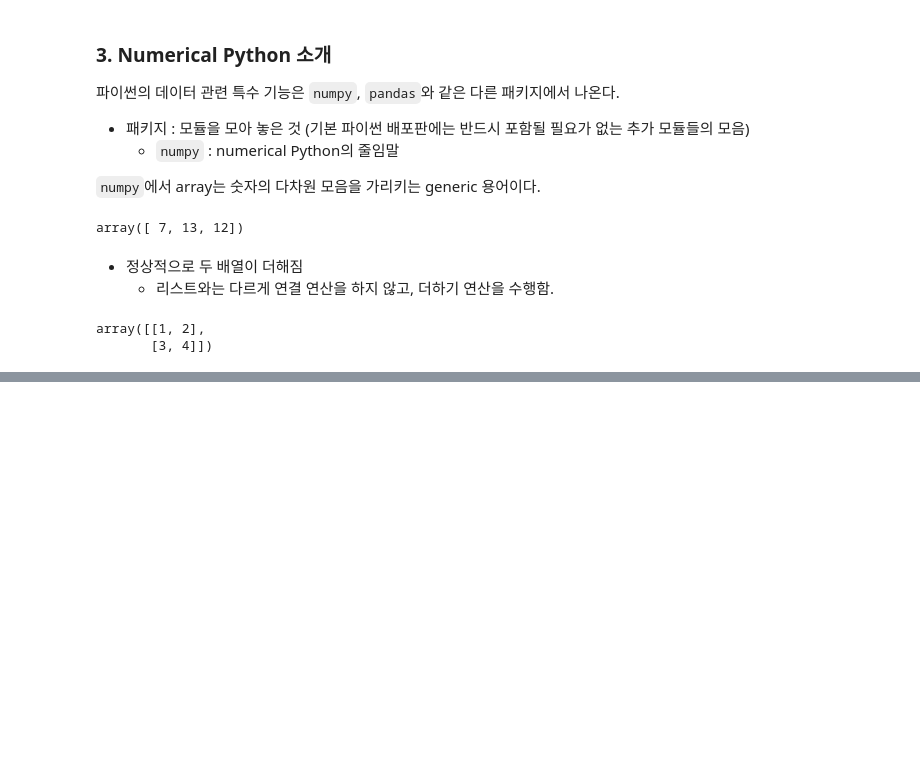
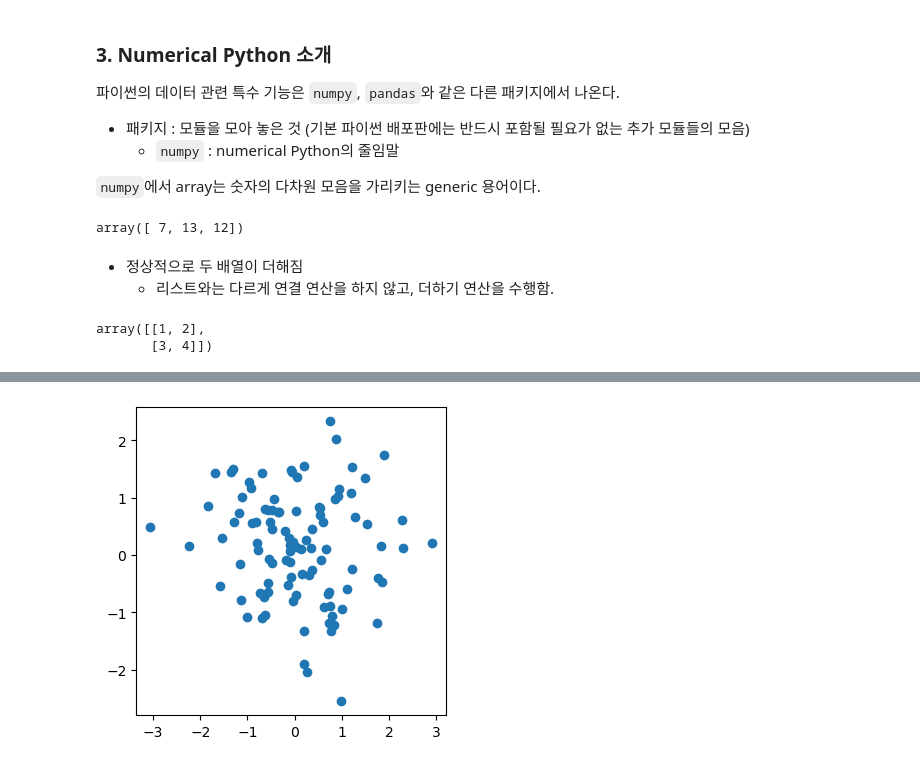
Before and after one commit to jeseok14/islp, a Jupyter notebook: 02.practice.ipynb, the cells around one changed output, grey strips where cells are left out. Cells and saved outputs as stored; diff of their text form; code cells hidden in the pictures; blank space fills up the shorter version.

```diff
--- a/02.practice.ipynb
+++ b/02.practice.ipynb
@@ -77,0 +299,5 @@ array([[1, 2],
+# %%
+fig, ax = subplots(figsize = (4, 4))
+ax.scatter(x, y, marker = 'o');
+# %% [output]
+[figure, added]
```
Also changed, not shown: parts of 119 cells of this notebook, 3 other files.
